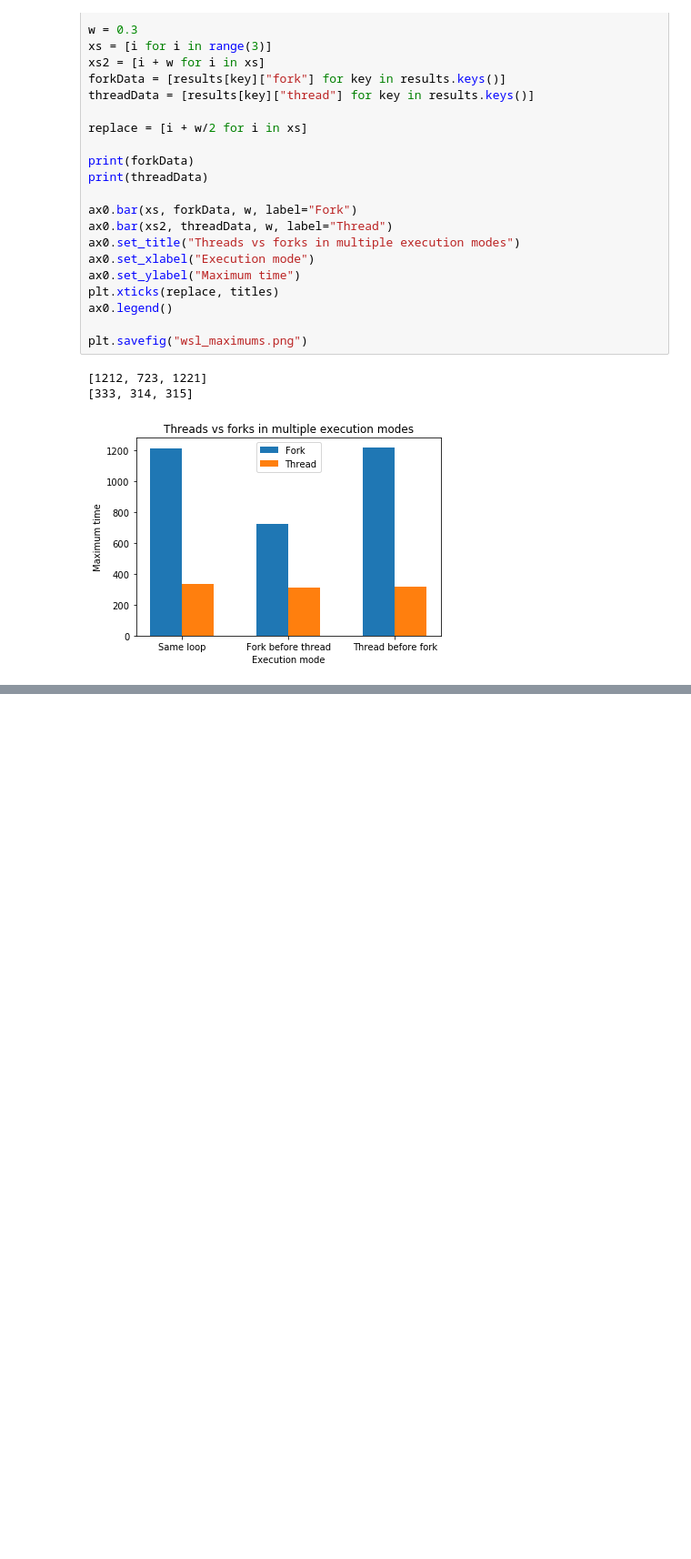
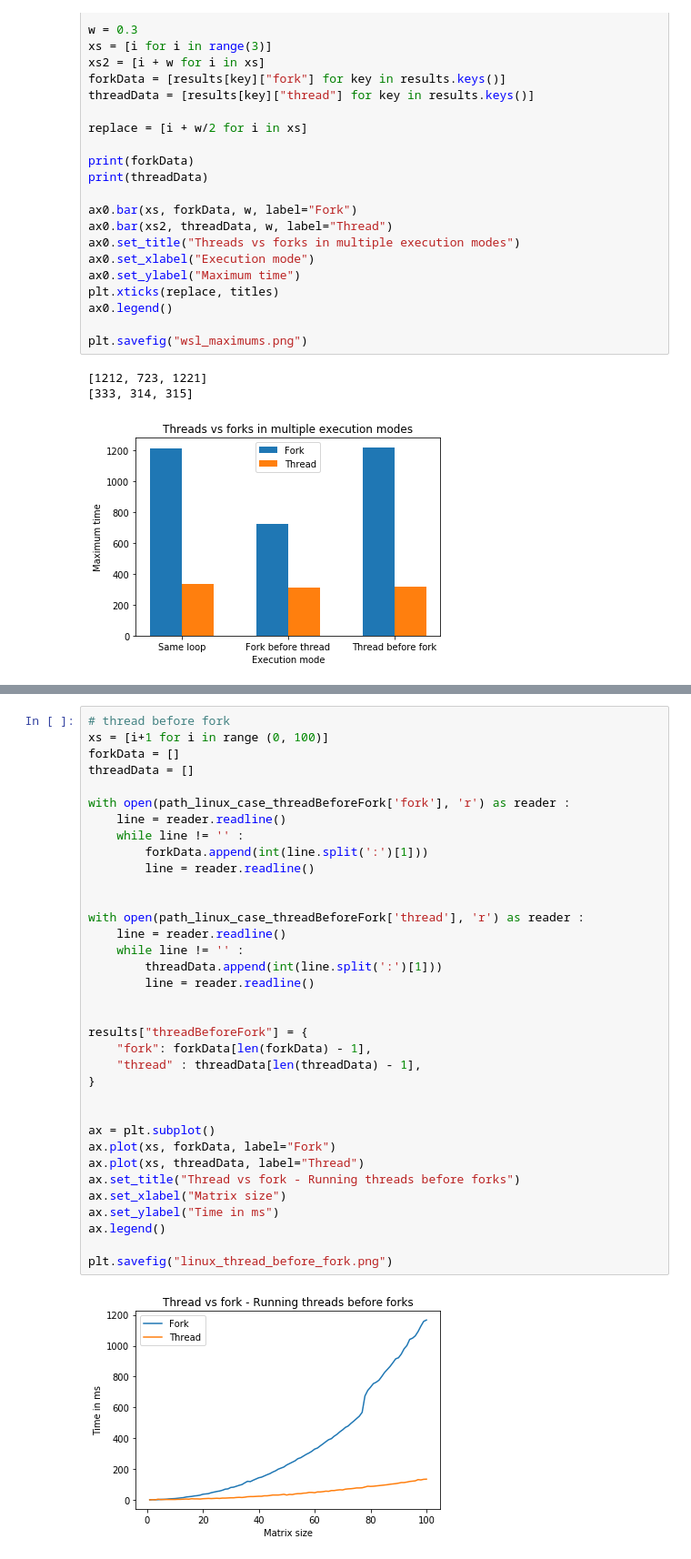
Before and after one commit to yanismnsr/thread-vs-fork-in-cpp---Matrices, a Jupyter notebook: results/visualization notebook.ipynb, the cells around one changed output, grey strips where cells are left out. Shown: that part at 91% size. Saved outputs shown, nothing was run; the diff lists cells and outputs as text; blank space fills up the shorter version.

```diff
--- a/results/visualization notebook.ipynb
+++ b/results/visualization notebook.ipynb
@@ -181,0 +278,37 @@ plt.savefig("wsl_maximums.png")
+# %%
+# thread before fork
+xs = [i+1 for i in range (0, 100)]
+forkData = []
+threadData = []
+
+with open(path_linux_case_threadBeforeFork['fork'], 'r') as reader :
+    line = reader.readline()
+    while line != '' :
+        forkData.append(int(line.split(':')[1]))
+        line = reader.readline()
+
+
+with open(path_linux_case_threadBeforeFork['thread'], 'r') as reader :
+    line = reader.readline()
+    while line != '' :
+        threadData.append(int(line.split(':')[1]))
+        line = reader.readline()
+
+
+results["threadBeforeFork"] = {
+    "fork": forkData[len(forkData) - 1],
+    "thread" : threadData[len(threadData) - 1],
+}
+
+
+ax = plt.subplot()
+ax.plot(xs, forkData, label="Fork")
+ax.plot(xs, threadData, label="Thread")
+ax.set_title("Thread vs fork - Running threads before forks")
+ax.set_xlabel("Matrix size")
+ax.set_ylabel("Time in ms")
+ax.legend()
+
+plt.savefig("linux_thread_before_fork.png")
+# %% [output]
+[figure, added]
```
Also changed, not shown: parts of 6 cells of this notebook, 35 other files.
